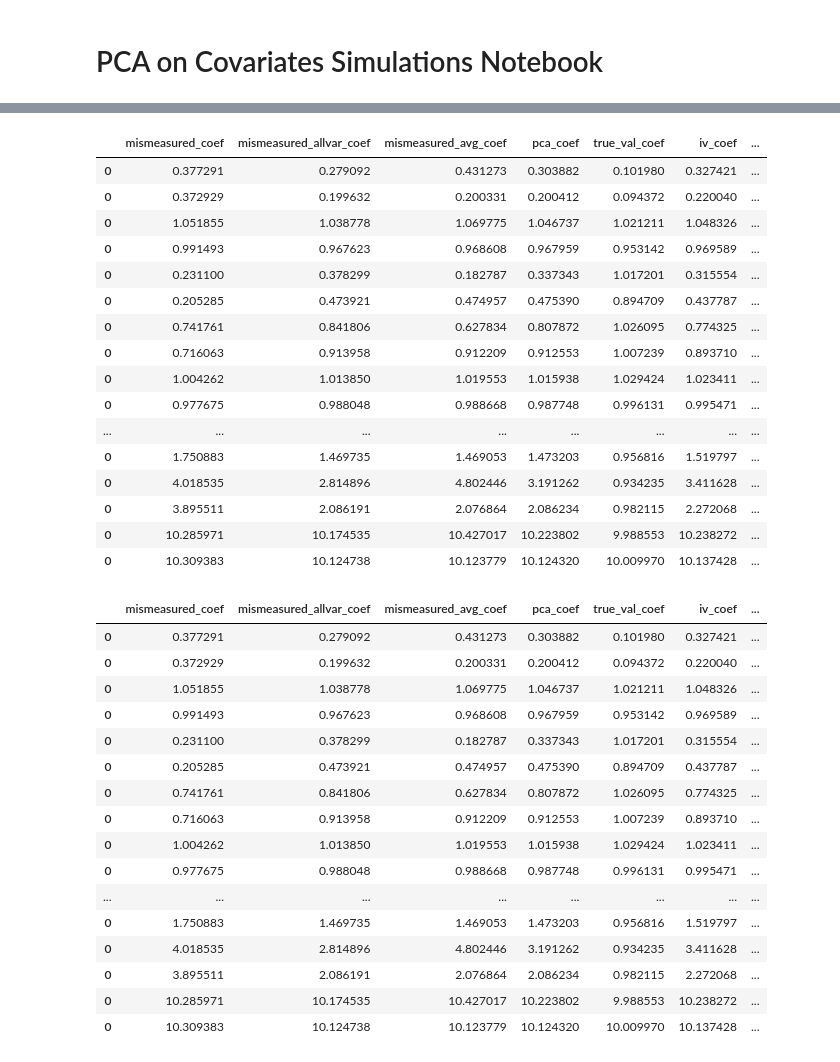
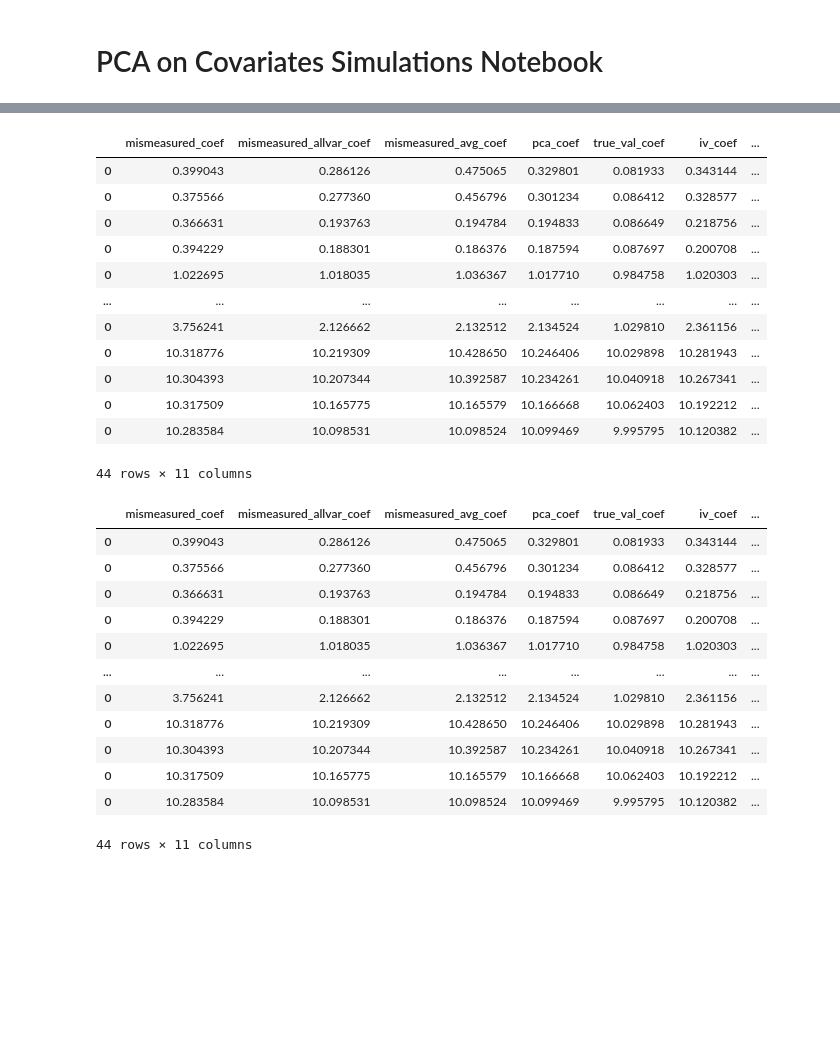
Before and after one commit to ijyliu/ECMA-31330-Project, a Jupyter notebook: Source/Simulations/PCA on Covariates 20210526.ipynb, the cells around one changed output, grey strips where cells are left out. Saved outputs shown, nothing was run; the diff lists cells and outputs as text; code cells hidden in the pictures; blank space fills up the shorter version.

```diff
--- a/Source/Simulations/PCA on Covariates 20210526.ipynb
+++ b/Source/Simulations/PCA on Covariates 20210526.ipynb
@@ -54,8 +37,8 @@ def suppress_stdout():
 # Data frame to store output
 output = pd.DataFrame()
 
-# 2,000 observations
-N = 2000
+# 3,000 observations
+N = 3000
 
 # Loop over combinations of: betas, covariances between variables, p numbers of parameters
 for beta1 in [0.1,1,10]:
@@ -76,7 +59,7 @@ for beta1 in [0.1,1,10]:
                     # Run with and without transformations
                     for exp_of_var in ['yes','no']:
                         # 1000 simulations
-                        for k in tqdm(range(1)):
+                        for k in tqdm(range(1000)):
                             # Initialize Lists to store coef values for all five methods and the true coef
                             pca_coef = []
                             mismeasured_coef = []
@@ -167,66 +150,58 @@ for beta1 in [0.1,1,10]:
                             for z in mismeasured_z.columns[2:]:
                                 z_string = z_string + ' + ' + z
                             # Create the predicted value of z1
                             vars_['pred_z1'] = smf.ols("z1 ~ " + z_string, data = mismeasured_z).fit().predict()
                             iv_results = smf.ols("y ~ x + pred_z1 -1", data = vars_).fit()
                             iv_coef.append(iv_results.params[0])
 
                             # True Results
                             model_true = sm.OLS(vars_['y'],vars_[['x','true_z']])
                             results_true = model_true.fit()
                             true_val_coef.append(results_true.params[0])
 
                             # Output Findings
                             new_output = pd.DataFrame()
                             new_output['mismeasured_coef'] = mismeasured_coef
                             new_output['mismeasured_allvar_coef'] = mismeasured_allvar_coef
                             new_output['mismeasured_avg_coef'] = mismeasured_avg_coef
                             new_output['pca_coef'] = pca_coef
                             new_output['true_val_coef'] = true_val_coef
                             new_output['iv_coef'] = iv_coef
                             new_output['covariance'] = vars_cov[0][1]
                             new_output['beta1'] = beta1
                             new_output['beta2'] = beta2
                             new_output['p'] = p
                             new_output['exp_of_var'] = exp_of_var
                             output = output.append(new_output)
 
 output
 # %% [output]
 |  | mismeasured_coef | mismeasured_allvar_coef | mismeasured_avg_coef | pca_coef | true_val_coef | iv_coef | ... |
-| 0 | 0.377291 | 0.279092 | 0.431273 | 0.303882 | 0.101980 | 0.327421 | ... |
-| 0 | 0.372929 | 0.199632 | 0.200331 | 0.200412 | 0.094372 | 0.220040 | ... |
-| 0 | 1.051855 | 1.038778 | 1.069775 | 1.046737 | 1.021211 | 1.048326 | ... |
-| 0 | 0.991493 | 0.967623 | 0.968608 | 0.967959 | 0.953142 | 0.969589 | ... |
-| 0 | 0.231100 | 0.378299 | 0.182787 | 0.337343 | 1.017201 | 0.315554 | ... |
-| 0 | 0.205285 | 0.473921 | 0.474957 | 0.475390 | 0.894709 | 0.437787 | ... |
-| 0 | 0.741761 | 0.841806 | 0.627834 | 0.807872 | 1.026095 | 0.774325 | ... |
-| 0 | 0.716063 | 0.913958 | 0.912209 | 0.912553 | 1.007239 | 0.893710 | ... |
-| 0 | 1.004262 | 1.013850 | 1.019553 | 1.015938 | 1.029424 | 1.023411 | ... |
-| 0 | 0.977675 | 0.988048 | 0.988668 | 0.987748 | 0.996131 | 0.995471 | ... |
+| 0 | 0.399043 | 0.286126 | 0.475065 | 0.329801 | 0.081933 | 0.343144 | ... |
+| 0 | 0.375566 | 0.277360 | 0.456796 | 0.301234 | 0.086412 | 0.328577 | ... |
+| 0 | 0.366631 | 0.193763 | 0.194784 | 0.194833 | 0.086649 | 0.218756 | ... |
+| 0 | 0.394229 | 0.188301 | 0.186376 | 0.187594 | 0.087697 | 0.200708 | ... |
+| 0 | 1.022695 | 1.018035 | 1.036367 | 1.017710 | 0.984758 | 1.020303 | ... |
 | ... | ... | ... | ... | ... | ... | ... | ... |
-| 0 | 1.750883 | 1.469735 | 1.469053 | 1.473203 | 0.956816 | 1.519797 | ... |
-| 0 | 4.018535 | 2.814896 | 4.802446 | 3.191262 | 0.934235 | 3.411628 | ... |
-| 0 | 3.895511 | 2.086191 | 2.076864 | 2.086234 | 0.982115 | 2.272068 | ... |
-| 0 | 10.285971 | 10.174535 | 10.427017 | 10.223802 | 9.988553 | 10.238272 | ... |
-| 0 | 10.309383 | 10.124738 | 10.123779 | 10.124320 | 10.009970 | 10.137428 | ... |
+| 0 | 3.756241 | 2.126662 | 2.132512 | 2.134524 | 1.029810 | 2.361156 | ... |
+| 0 | 10.318776 | 10.219309 | 10.428650 | 10.246406 | 10.029898 | 10.281943 | ... |
+| 0 | 10.304393 | 10.207344 | 10.392587 | 10.234261 | 10.040918 | 10.267341 | ... |
+| 0 | 10.317509 | 10.165775 | 10.165579 | 10.166668 | 10.062403 | 10.192212 | ... |
+| 0 | 10.283584 | 10.098531 | 10.098524 | 10.099469 | 9.995795 | 10.120382 | ... |
+44 rows × 11 columns
 # %%
 output
 # %% [output]
 |  | mismeasured_coef | mismeasured_allvar_coef | mismeasured_avg_coef | pca_coef | true_val_coef | iv_coef | ... |
-| 0 | 0.377291 | 0.279092 | 0.431273 | 0.303882 | 0.101980 | 0.327421 | ... |
-| 0 | 0.372929 | 0.199632 | 0.200331 | 0.200412 | 0.094372 | 0.220040 | ... |
-| 0 | 1.051855 | 1.038778 | 1.069775 | 1.046737 | 1.021211 | 1.048326 | ... |
-| 0 | 0.991493 | 0.967623 | 0.968608 | 0.967959 | 0.953142 | 0.969589 | ... |
-| 0 | 0.231100 | 0.378299 | 0.182787 | 0.337343 | 1.017201 | 0.315554 | ... |
-| 0 | 0.205285 | 0.473921 | 0.474957 | 0.475390 | 0.894709 | 0.437787 | ... |
-| 0 | 0.741761 | 0.841806 | 0.627834 | 0.807872 | 1.026095 | 0.774325 | ... |
-| 0 | 0.716063 | 0.913958 | 0.912209 | 0.912553 | 1.007239 | 0.893710 | ... |
-| 0 | 1.004262 | 1.013850 | 1.019553 | 1.015938 | 1.029424 | 1.023411 | ... |
-| 0 | 0.977675 | 0.988048 | 0.988668 | 0.987748 | 0.996131 | 0.995471 | ... |
+| 0 | 0.399043 | 0.286126 | 0.475065 | 0.329801 | 0.081933 | 0.343144 | ... |
+| 0 | 0.375566 | 0.277360 | 0.456796 | 0.301234 | 0.086412 | 0.328577 | ... |
+| 0 | 0.366631 | 0.193763 | 0.194784 | 0.194833 | 0.086649 | 0.218756 | ... |
+| 0 | 0.394229 | 0.188301 | 0.186376 | 0.187594 | 0.087697 | 0.200708 | ... |
+| 0 | 1.022695 | 1.018035 | 1.036367 | 1.017710 | 0.984758 | 1.020303 | ... |
 | ... | ... | ... | ... | ... | ... | ... | ... |
-| 0 | 1.750883 | 1.469735 | 1.469053 | 1.473203 | 0.956816 | 1.519797 | ... |
-| 0 | 4.018535 | 2.814896 | 4.802446 | 3.191262 | 0.934235 | 3.411628 | ... |
-| 0 | 3.895511 | 2.086191 | 2.076864 | 2.086234 | 0.982115 | 2.272068 | ... |
-| 0 | 10.285971 | 10.174535 | 10.427017 | 10.223802 | 9.988553 | 10.238272 | ... |
-| 0 | 10.309383 | 10.124738 | 10.123779 | 10.124320 | 10.009970 | 10.137428 | ... |
+| 0 | 3.756241 | 2.126662 | 2.132512 | 2.134524 | 1.029810 | 2.361156 | ... |
+| 0 | 10.318776 | 10.219309 | 10.428650 | 10.246406 | 10.029898 | 10.281943 | ... |
+| 0 | 10.304393 | 10.207344 | 10.392587 | 10.234261 | 10.040918 | 10.267341 | ... |
+| 0 | 10.317509 | 10.165775 | 10.165579 | 10.166668 | 10.062403 | 10.192212 | ... |
+| 0 | 10.283584 | 10.098531 | 10.098524 | 10.099469 | 9.995795 | 10.120382 | ... |
+44 rows × 11 columns
```
Also changed, not shown: parts of 22 cells of this notebook, 17 other files.
